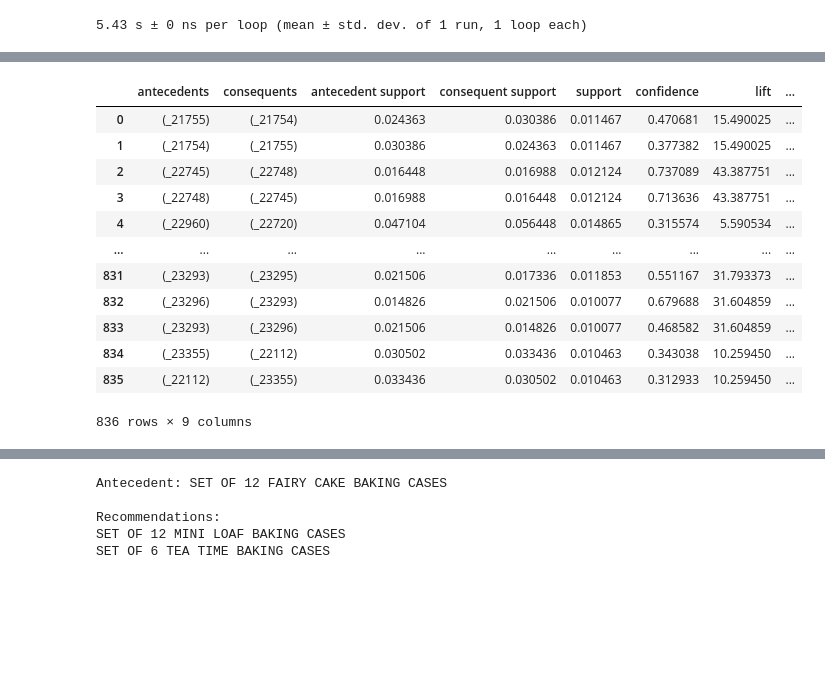
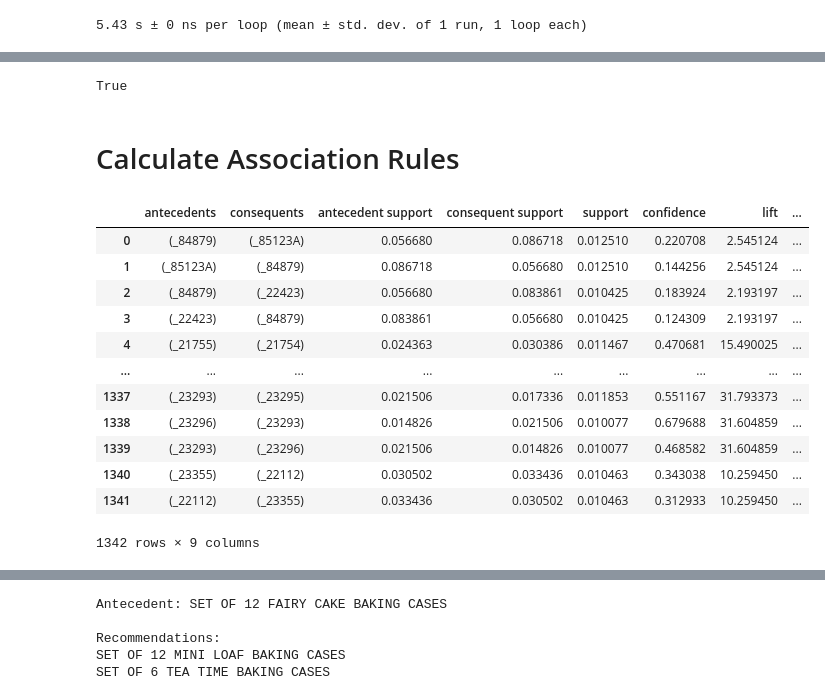
Before and after one commit to benbogart/frequently_bought_together, a Jupyter notebook: FP Growth.ipynb, the cells around one changed output, grey strips where cells are left out. Cells and saved outputs as stored; diff of their text form; code cells hidden in the pictures; blank space fills up the shorter version.

```diff
--- a/FP Growth.ipynb
+++ b/FP Growth.ipynb
@@ -263,20 +284,26 @@ frequent_itemsets_fpgrowth.sort_values(['itemsets'])
+# %%
+fp_itemset_strings.equals(ap_itemset_strings)
+# %% [output]
+True
 # %%
 # try sorting the sets to see if they are the same.
+# %% [markdown]
+# Calculate Association Rules
 # %%
 from mlxtend.frequent_patterns import association_rules
-
-association_rules(frequent_itemsets, metric="confidence", min_threshold=0.3)
-# %% [output]
-|  | antecedents | consequents | antecedent support | consequent support | support | confidence | lift | ... |
-| 0 | (_21755) | (_21754) | 0.024363 | 0.030386 | 0.011467 | 0.470681 | 15.490025 | ... |
-| 1 | (_21754) | (_21755) | 0.030386 | 0.024363 | 0.011467 | 0.377382 | 15.490025 | ... |
-| 2 | (_22745) | (_22748) | 0.016448 | 0.016988 | 0.012124 | 0.737089 | 43.387751 | ... |
-| 3 | (_22748) | (_22745) | 0.016988 | 0.016448 | 0.012124 | 0.713636 | 43.387751 | ... |
-| 4 | (_22960) | (_22720) | 0.047104 | 0.056448 | 0.014865 | 0.315574 | 5.590534 | ... |
-| ... | ... | ... | ... | ... | ... | ... | ... | ... |
-| 831 | (_23293) | (_23295) | 0.021506 | 0.017336 | 0.011853 | 0.551167 | 31.793373 | ... |
-| 832 | (_23296) | (_23293) | 0.014826 | 0.021506 | 0.010077 | 0.679688 | 31.604859 | ... |
-| 833 | (_23293) | (_23296) | 0.021506 | 0.014826 | 0.010077 | 0.468582 | 31.604859 | ... |
-| 834 | (_23355) | (_22112) | 0.030502 | 0.033436 | 0.010463 | 0.343038 | 10.259450 | ... |
-| 835 | (_22112) | (_23355) | 0.033436 | 0.030502 | 0.010463 | 0.312933 | 10.259450 | ... |
-836 rows × 9 columns
+# %%
+association_rules(frequent_itemsets, metric="support", min_threshold=0.01)
+# %% [output]
+|  | antecedents | consequents | antecedent support | consequent support | support | confidence | lift | ... |
+| 0 | (_84879) | (_85123A) | 0.056680 | 0.086718 | 0.012510 | 0.220708 | 2.545124 | ... |
+| 1 | (_85123A) | (_84879) | 0.086718 | 0.056680 | 0.012510 | 0.144256 | 2.545124 | ... |
+| 2 | (_84879) | (_22423) | 0.056680 | 0.083861 | 0.010425 | 0.183924 | 2.193197 | ... |
+| 3 | (_22423) | (_84879) | 0.083861 | 0.056680 | 0.010425 | 0.124309 | 2.193197 | ... |
+| 4 | (_21755) | (_21754) | 0.024363 | 0.030386 | 0.011467 | 0.470681 | 15.490025 | ... |
+| ... | ... | ... | ... | ... | ... | ... | ... | ... |
+| 1337 | (_23293) | (_23295) | 0.021506 | 0.017336 | 0.011853 | 0.551167 | 31.793373 | ... |
+| 1338 | (_23296) | (_23293) | 0.014826 | 0.021506 | 0.010077 | 0.679688 | 31.604859 | ... |
+| 1339 | (_23293) | (_23296) | 0.021506 | 0.014826 | 0.010077 | 0.468582 | 31.604859 | ... |
+| 1340 | (_23355) | (_22112) | 0.030502 | 0.033436 | 0.010463 | 0.343038 | 10.259450 | ... |
+| 1341 | (_22112) | (_23355) | 0.033436 | 0.030502 | 0.010463 | 0.312933 | 10.259450 | ... |
+1342 rows × 9 columns
```
Also changed, not shown: parts of 35 cells of this notebook.
